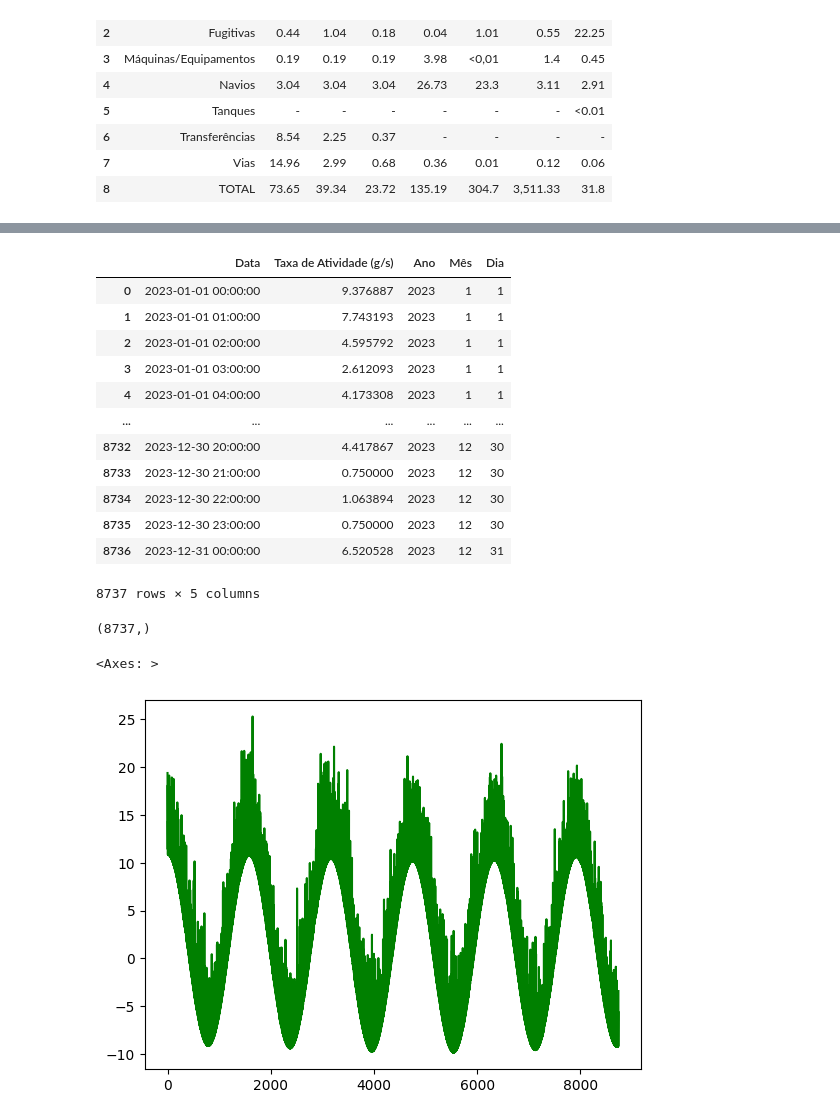
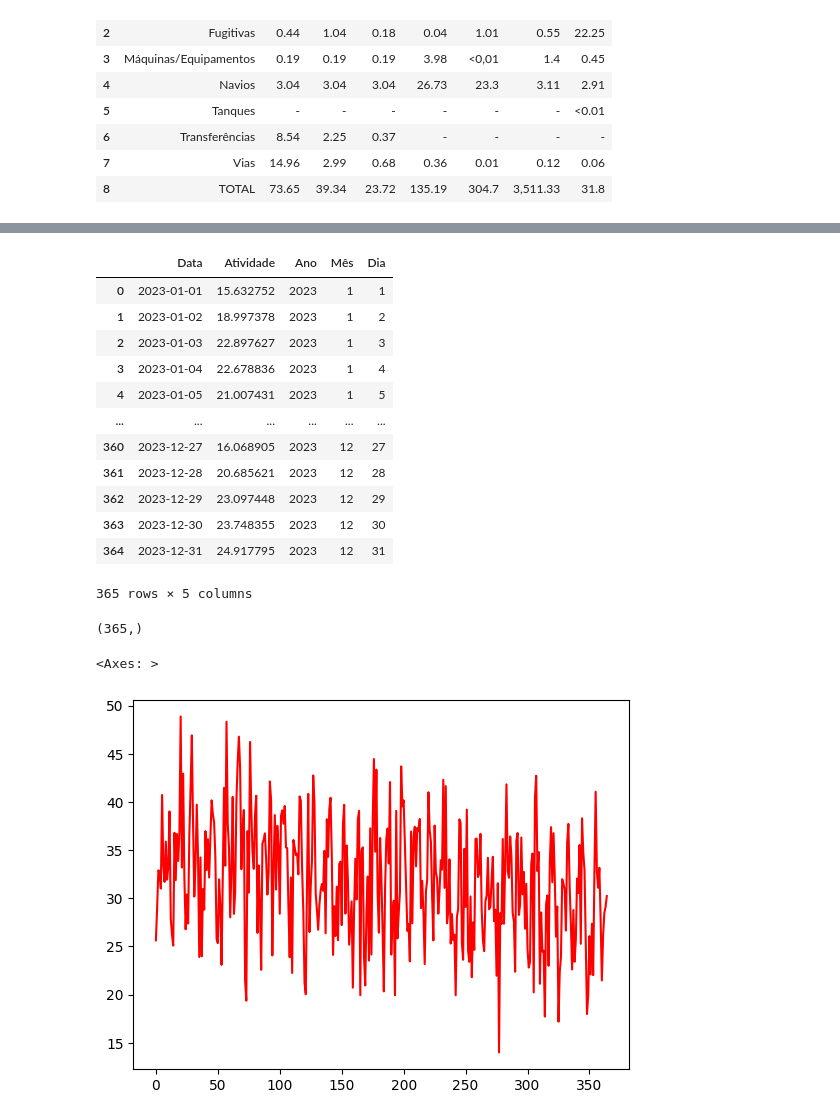
Before and after one commit to pedropiovezan1/ENS5172_20241, a Jupyter notebook: trabalho01_parte01.ipynb, the cells around one changed output, grey strips where cells are left out. Cells and saved outputs as stored; diff of their text form; code cells hidden in the pictures.

```diff
--- a/trabalho01_parte01.ipynb
+++ b/trabalho01_parte01.ipynb
@@ -35,7 +73,7 @@ def criar_variabilidade_taxa_atividade(sazonalidade, amplitude, desvio_padrao_ru
     return taxa_atividade
 
 # Exemplo de uso da função
-sazonalidade = 1  # Fator de sazonalidade base
+sazonalidade = 12  # Fator de sazonalidade base
 amplitude = 20  # Amplitude da variação sazonal
 desvio_padrao_ruido = 5  # Desvio padrão do ruído aleatório
 tamanho_amostra = 365  # Tamanho da amostra (um ano)
@@ -44,7 +82,7 @@ taxa_atividade = criar_variabilidade_taxa_atividade(sazonalidade, amplitude, des
 
 # Criar DataFrame para visualização dos dados
 datas = pd.date_range(start='2023-01-01', end='2023-12-31')
-df = pd.DataFrame({'Data': datas, 'Taxa Atividade': taxa_atividade})
+df = pd.DataFrame({'Data': datas, 'Atividade': taxa_atividade})
 
 # Visualizar os dados
 df
@@ -85,32 +123,5 @@ def criar_variabilidade_atividade():
     # Gerar datas para um ano
     datas = pd.date_range(start='2023-01-01', end='2023-12-31', freq='h')  # Frequência horária
 
-    # Componente sazonal mensal
-    sazonalidade_mensal = (
-        (np.sin(2 * np.pi * datas.month / 12) + 1) / 2 +  # Componente seno
-        (np.cos(2 * np.pi * datas.month / 12) + 1) / 2    # Componente cosseno
-    ) / 2
-
-
- # Método de Monte Carlo para variações aleatórias diárias
-    desvio_padrao_diario = 15  # Desvio padrão para variação diária
-    variabilidade_diaria_kg_por_h = np.random.normal(loc=0, scale=desvio_padrao_diario, size=len(datas))
-    # Garantindo que os valores não sejam negativos
-    variabilidade_diaria_kg_por_h = np.maximum(variabilidade_diaria_kg_por_h, 0)
-    # Conversão de kg/h para g/s
-    taxa_kg_por_h_para_g_por_s = variabilidade_diaria_kg_por_h * (1000 / 3600)
-
-    # Combinação da sazonalidade mensal e variações diárias
-    variabilidade_atividade_g_por_s = sazonalidade_mensal + taxa_kg_por_h_para_g_por_s
-
-    return variabilidade_atividade_g_por_s
-
-# Criar DataFrame para visualização dos dados
-datas = pd.date_range(start='2023-01-01', end='2023-12-31', freq='h')  # Frequência horária
-atividade_empreendimento = criar_variabilidade_atividade()
-
-df = pd.DataFrame({'Data': datas, 'Taxa de Atividade (g/s)': atividade_empreendimento})
-df.iloc[:,0]
-
 df
 # %% [output]
@@ -135,30 +146,30 @@ df['Dia'] = df['Data'].dt.day
 
 df
 # %% [output]
-|  | Data | Taxa de Atividade (g/s) | Ano | Mês | Dia |
-| 0 | 2023-01-01 00:00:00 | 9.376887 | 2023 | 1 | 1 |
-| 1 | 2023-01-01 01:00:00 | 7.743193 | 2023 | 1 | 1 |
-| 2 | 2023-01-01 02:00:00 | 4.595792 | 2023 | 1 | 1 |
-| 3 | 2023-01-01 03:00:00 | 2.612093 | 2023 | 1 | 1 |
-| 4 | 2023-01-01 04:00:00 | 4.173308 | 2023 | 1 | 1 |
+|  | Data | Atividade | Ano | Mês | Dia |
+| 0 | 2023-01-01 | 15.632752 | 2023 | 1 | 1 |
+| 1 | 2023-01-02 | 18.997378 | 2023 | 1 | 2 |
+| 2 | 2023-01-03 | 22.897627 | 2023 | 1 | 3 |
+| 3 | 2023-01-04 | 22.678836 | 2023 | 1 | 4 |
+| 4 | 2023-01-05 | 21.007431 | 2023 | 1 | 5 |
 | ... | ... | ... | ... | ... | ... |
-| 8732 | 2023-12-30 20:00:00 | 4.417867 | 2023 | 12 | 30 |
-| 8733 | 2023-12-30 21:00:00 | 0.750000 | 2023 | 12 | 30 |
-| 8734 | 2023-12-30 22:00:00 | 1.063894 | 2023 | 12 | 30 |
-| 8735 | 2023-12-30 23:00:00 | 0.750000 | 2023 | 12 | 30 |
-| 8736 | 2023-12-31 00:00:00 | 6.520528 | 2023 | 12 | 31 |
+| 360 | 2023-12-27 | 16.068905 | 2023 | 12 | 27 |
+| 361 | 2023-12-28 | 20.685621 | 2023 | 12 | 28 |
+| 362 | 2023-12-29 | 23.097448 | 2023 | 12 | 29 |
+| 363 | 2023-12-30 | 23.748355 | 2023 | 12 | 30 |
+| 364 | 2023-12-31 | 24.917795 | 2023 | 12 | 31 |
-8737 rows × 5 columns
+365 rows × 5 columns
 # %%
 tt = np.arange(0,df.shape[0],1)
 print(tt.shape)
-df['sazonal'] = (np.cos(tt/(360*0.7)))
-df['timeSeries'] = 10*df['sazonal']+df['Taxa de Atividade (g/s)']
+df['sazonal'] = (np.cos(tt/(360/1)))
+df['timeSeries'] = 10*df['sazonal']+df['Atividade']
 #df['sazonal'].plot()
-df['timeSeries'].plot(color='green')
+df['timeSeries'].plot(color='red')
 # %% [output]
-(8737,)
+(365,)
 <Axes: >
-[figure, old version]
+[figure, new version]
 # %%
 df
 # %% [output]
```
Also changed, not shown: parts of 5 cells of this notebook.
